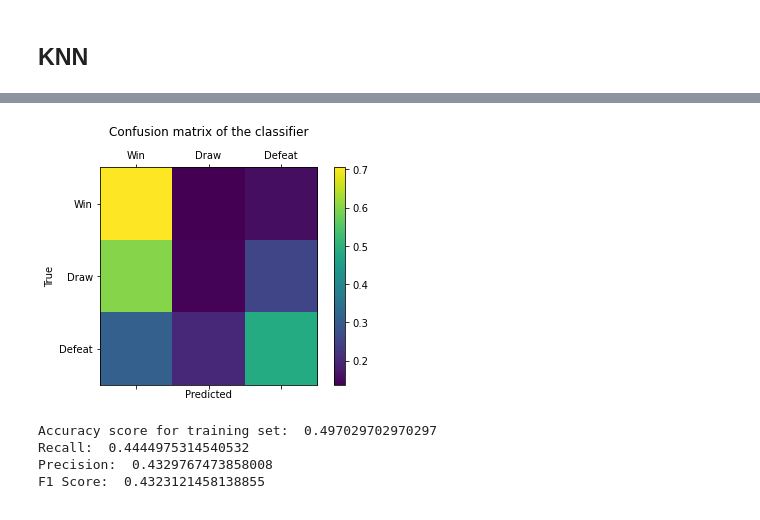
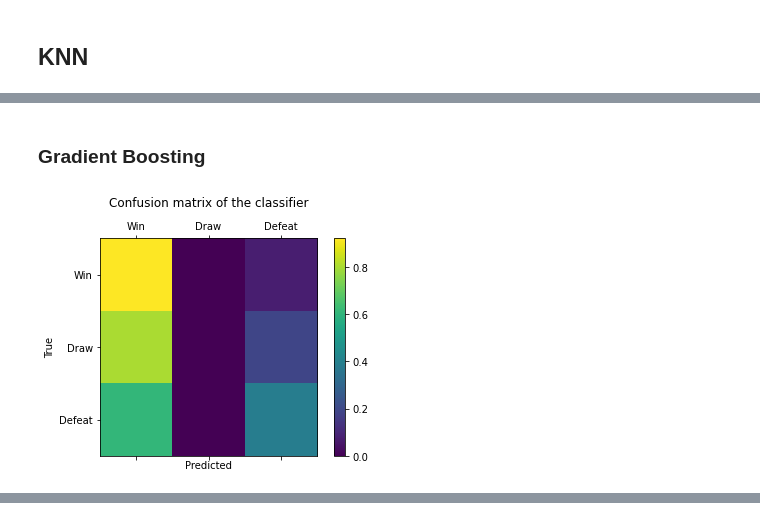
Before and after one commit to motapinto/football-classification-predications, a Jupyter notebook: src/Supervised Learning Models.ipynb, the cells around one changed output, grey strips where cells are left out. Saved outputs shown, nothing was run; the diff lists cells and outputs as text; code cells hidden in the pictures.

```diff
--- a/src/Supervised Learning Models.ipynb
+++ b/src/Supervised Learning Models.ipynb
@@ -869,4 +1056,7 @@ F1 Score:  0.42402882526790825
+# %% [markdown]
+### Gradient Boosting
 # %%
-clf = XGBClassifier()
+clf = XGBClassifier(max_depth=20, eta=0.15, gamma=15, subsample=0.1)
 train_predict(clf, X_train, y_train, X_test, y_test)
 # %% [output]
+[figure, new version]
@@ -875,5 +1066,0 @@ Predictions took 0.026356935501098633 seconds
-[figure, old version]
-Accuracy score for training set:  0.497029702970297
-Recall:  0.4444975314540532
-Precision:  0.4329767473858008
-F1 Score:  0.4323121458138855
```
Also changed, not shown: parts of 51 cells of this notebook.
